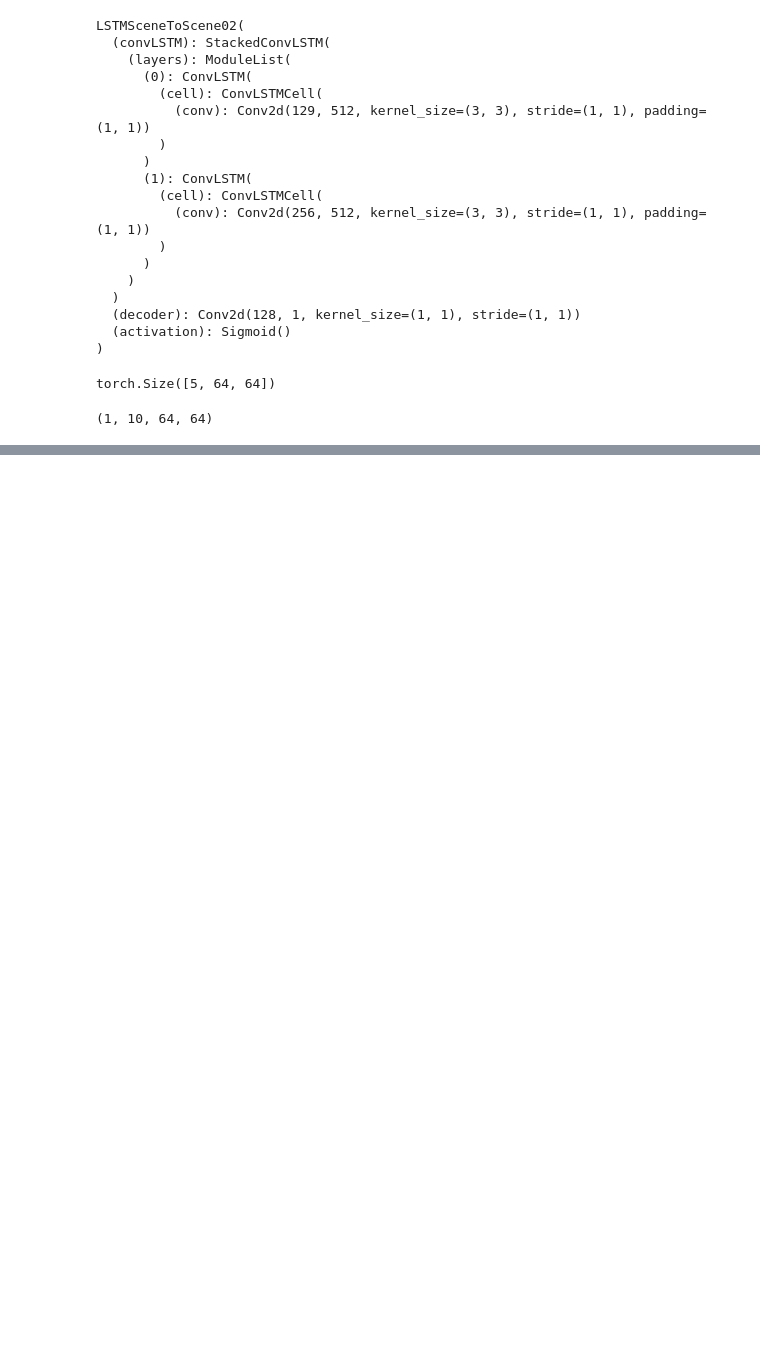
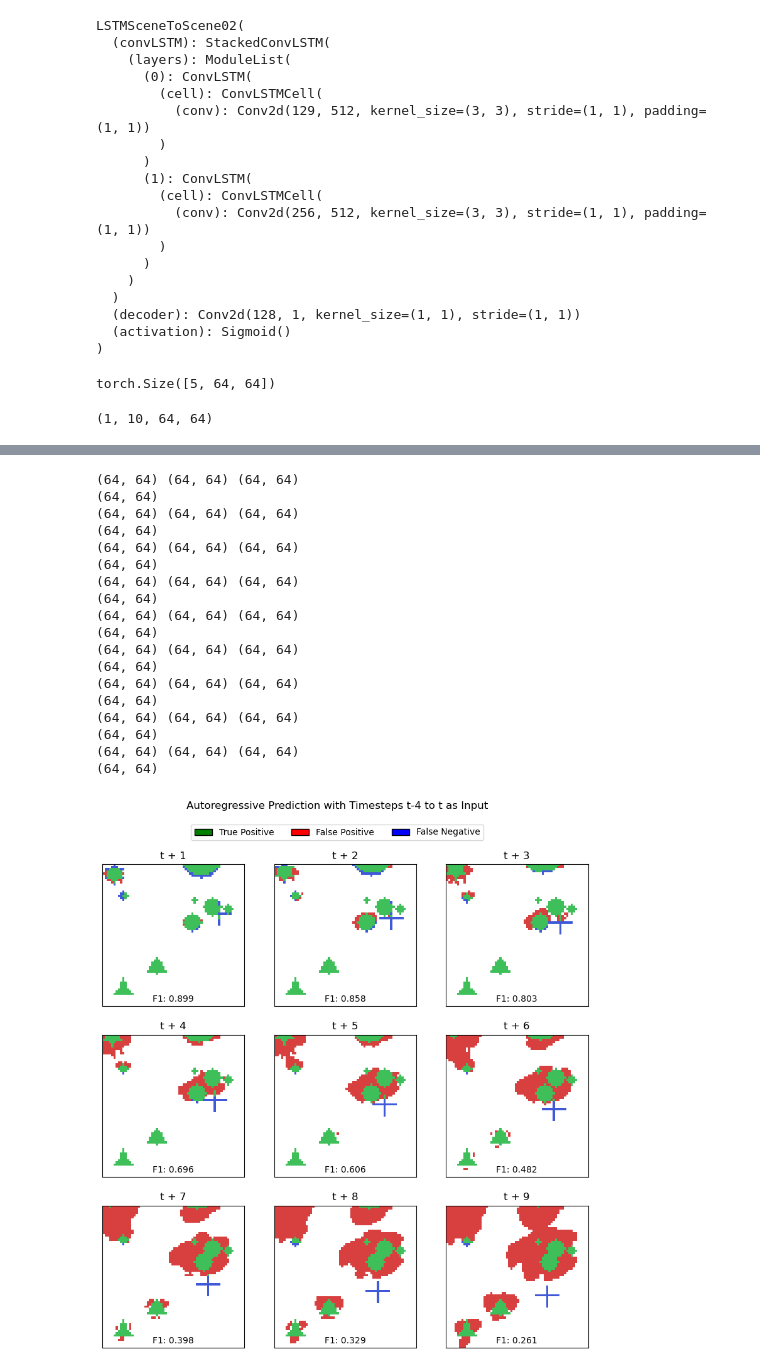
Before and after one commit to alexjps1/bps-trajectory, a Jupyter notebook: frame_prediction/prediction_visualisation.ipynb, the cells around one changed output, grey strips where cells are left out. Cells and saved outputs as stored; diff of their text form; code cells hidden in the pictures; blank space fills up the shorter version.

```diff
--- a/frame_prediction/prediction_visualisation.ipynb
+++ b/frame_prediction/prediction_visualisation.ipynb
@@ -61,0 +93,74 @@ plt.imshow(data[0][14], cmap='binary')
+# %%
+threshold = 0.9
+num_steps = 9
+n_rows = 3
+n_cols = 3
+
+
+
+fig, axs = plt.subplots(n_rows, n_cols, figsize=(10,10))
+index = 0
+for i in range(n_rows):
+    for j in range(n_cols):
+
+        original = (data[4][5 + index] > threshold).astype(int)
+        reconstruction = (image[0][index] > threshold).astype(int)
+
+        match = np.array([(original == 1) & (reconstruction == 1)], dtype=int).squeeze(0)
+        print(original.shape, reconstruction.shape, match.shape)
+
+
+        img = original + 2* reconstruction + match
+        print(img.shape)
+
+
+        rgb = np.ones((img.shape[0], img.shape[1], 3))
+
+        rgb[img == 0] = [1, 1, 1]  # white
+        rgb[img == 1] = [0.25, 0.35, 0.85]
+        rgb[img == 2] = [0.85, 0.25, 0.25]
+        rgb[img == 4] = [0.25, 0.75, 0.35]
+        axs[i][j].tick_params(left=False, bottom=False, labelleft=False, labelbottom=False)
+        axs[i][j].imshow(rgb)
+        axs[i][j].set_title(f"t + {index + 1}")
+
+        tp = np.sum(match)
+        precision = tp / np.sum(reconstruction == 1)
+
+        fn = np.sum(np.array([(original == 1) & (reconstruction == 0)], dtype=int))
+        recall = tp/(tp+fn)
+        f1 = 2*(precision * recall)/(precision+recall)
+        axs[i][j].text(0.5, 0.08, f"F1: {f1:.3f}", ha='center', va='top', transform=axs[i][j].transAxes)
+
+        index += 1
+
+
+
+legend_elements = [
+    Patch(facecolor='green', edgecolor='black', label='True Positive'),
+    Patch(facecolor='red', edgecolor='black', label='False Positive'),
+    Patch(facecolor='blue', edgecolor='black', label='False Negative')
+]
+fig.legend(handles=legend_elements, loc='upper center', ncol=3, bbox_to_anchor=(0.5, 0.95))
+fig.suptitle("Autoregressive Prediction with Timesteps t-4 to t as Input")
+plt.show()
+# %% [output]
+(64, 64) (64, 64) (64, 64)
+(64, 64)
+(64, 64) (64, 64) (64, 64)
+(64, 64)
+(64, 64) (64, 64) (64, 64)
+(64, 64)
+(64, 64) (64, 64) (64, 64)
+(64, 64)
+(64, 64) (64, 64) (64, 64)
+(64, 64)
+(64, 64) (64, 64) (64, 64)
+(64, 64)
+(64, 64) (64, 64) (64, 64)
+(64, 64)
+(64, 64) (64, 64) (64, 64)
+(64, 64)
+(64, 64) (64, 64) (64, 64)
+(64, 64)
+[figure, added]
```
Also changed, not shown: parts of 7 cells of this notebook, 2 other files.
